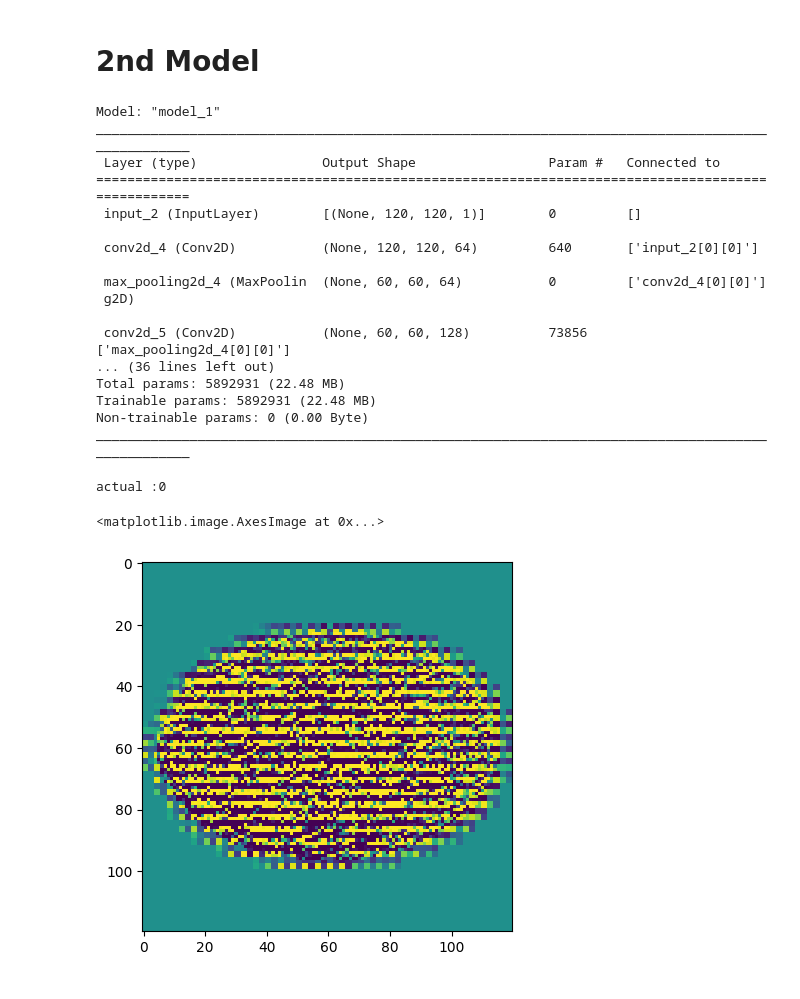
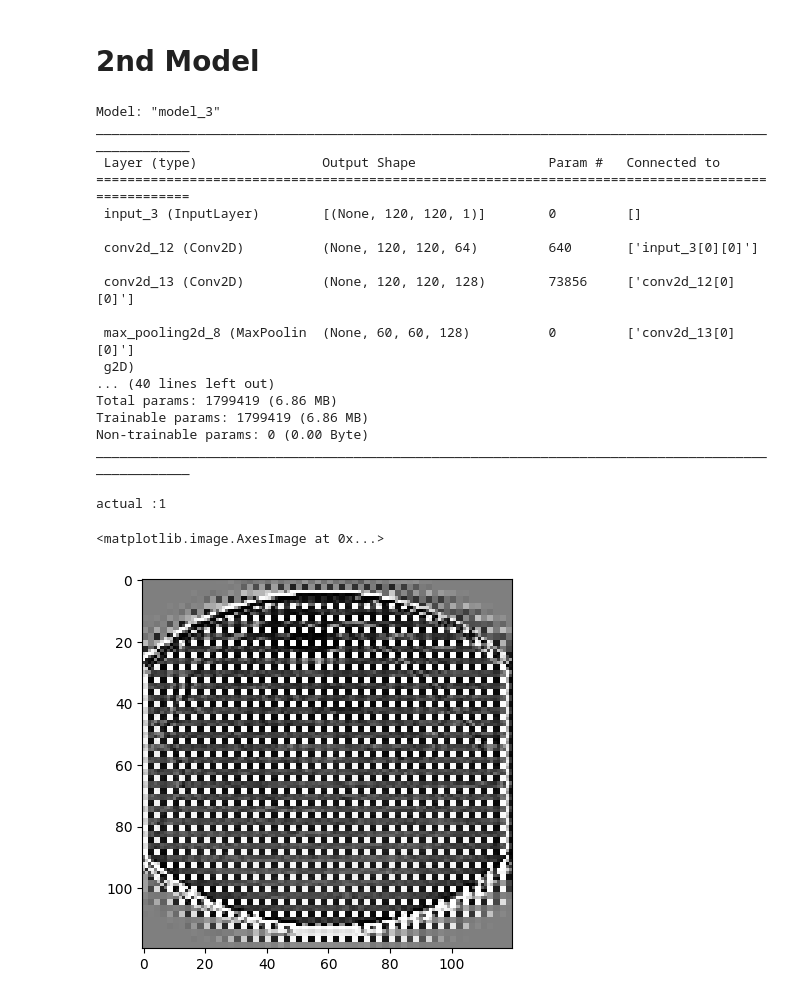
Before and after one commit to ravindra-pandey/Diabetic_Retinopathy, a Jupyter notebook: diabetic_retinopathy.ipynb, the cells around one changed output. Saved outputs shown, nothing was run; the diff lists cells and outputs as text; code cells hidden in the pictures.

Commit message:
2nd model training started

```diff
--- a/diabetic_retinopathy.ipynb
+++ b/diabetic_retinopathy.ipynb
@@ -136,9 +136,11 @@ def build_model(input_shape, num_classes):
     inputs = tf.keras.layers.Input(input_shape)
 
     conv1 = tf.keras.layers.Conv2D(64, (3, 3), activation="relu", padding="same")(inputs)
+    conv1 = tf.keras.layers.Conv2D(64, (3, 3), activation="relu", padding="same")(conv1)
     pool1 = tf.keras.layers.MaxPooling2D((2, 2))(conv1)
 
     conv2 = tf.keras.layers.Conv2D(128, (3, 3), activation="relu", padding="same")(pool1)
+    conv2 = tf.keras.layers.Conv2D(64, (3, 3), activation="relu", padding="same")(conv2)
     pool2 = tf.keras.layers.MaxPooling2D((2, 2))(conv2)
 
     upconv1 = tf.keras.layers.Conv2DTranspose(64, (2, 2), strides=(2, 2), padding="same")(pool2)
@@ -286,19 +288,21 @@ def build_model(input_shape, num_classes):
     inputs = tf.keras.layers.Input(input_shape)
 
     conv1 = tf.keras.layers.Conv2D(64, (3, 3), activation="relu", padding="same")(inputs)
+    conv1 = tf.keras.layers.Conv2D(128, (3, 3), activation="relu", padding="same")(conv1)
     pool1 = tf.keras.layers.MaxPooling2D((2, 2))(conv1)
 
     conv2 = tf.keras.layers.Conv2D(128, (3, 3), activation="relu", padding="same")(pool1)
+    conv2 = tf.keras.layers.Conv2D(64, (3, 3), activation="relu", padding="same")(conv2)
     pool2 = tf.keras.layers.MaxPooling2D((2, 2))(conv2)
 
-    upconv1 = tf.keras.layers.Conv2DTranspose(64, (2, 2), strides=(2, 2), padding="same")(pool2)
+    upconv1 = tf.keras.layers.Conv2DTranspose(64, (3, 3), strides=(2, 2), padding="same")(pool2)
     upconv1_resized = tf.keras.layers.UpSampling2D(size=(2, 2))(upconv1)
-    concat1 = tf.keras.layers.concatenate([conv1, upconv1_resized], axis=-1)
+    concat1 = tf.keras.layers.concatenate([conv1, upconv1_resized], axis=-1,)
 
     output1= tf.keras.layers.Conv2D(2, (1, 1), activation="softmax",name="output_1")(concat1)
-    X = layers.Conv2D(16, (3, 3), activation="relu", padding="same")(output1)
+    X = layers.Conv2D(64, (3, 3), activation="relu", padding="same")(output1)
     X = layers.MaxPooling2D(pool_size=(2, 2))(X)
-    X = layers.Conv2D(32, (3, 3), activation="relu", padding="same")(X)
+    X = layers.Conv2D(8, (3, 3), activation="relu", padding="same")(X)
     X = layers.MaxPooling2D(pool_size=(2, 2))(X)
     X = layers.Flatten()(X)
     X = layers.Dense(200, activation="relu")(X)
@@ -315,21 +319,21 @@ model2.compile(optimizer="adam", loss="binary_crossentropy", metrics=["accuracy"
 
 model2.summary()
 # %% [output]
-Model: "model_1"
+Model: "model_3"
 __________________________________________________________________________________________________
  Layer (type)                Output Shape                 Param #   Connected to
 ==================================================================================================
- input_2 (InputLayer)        [(None, 120, 120, 1)]        0         []
+ input_3 (InputLayer)        [(None, 120, 120, 1)]        0         []
 
- conv2d_4 (Conv2D)           (None, 120, 120, 64)         640       ['input_2[0][0]']
+ conv2d_12 (Conv2D)          (None, 120, 120, 64)         640       ['input_3[0][0]']
 
- max_pooling2d_4 (MaxPoolin  (None, 60, 60, 64)           0         ['conv2d_4[0][0]']
+ conv2d_13 (Conv2D)          (None, 120, 120, 128)        73856     ['conv2d_12[0][0]']
+
+ max_pooling2d_8 (MaxPoolin  (None, 60, 60, 128)          0         ['conv2d_13[0][0]']
  g2D)
-
- conv2d_5 (Conv2D)           (None, 60, 60, 128)          73856     ['max_pooling2d_4[0][0]']
-... (36 lines left out)
-Total params: 5892931 (22.48 MB)
-Trainable params: 5892931 (22.48 MB)
+... (40 lines left out)
+Total params: 1799419 (6.86 MB)
+Trainable params: 1799419 (6.86 MB)
 Non-trainable params: 0 (0.00 Byte)
 __________________________________________________________________________________________________
 # %%
@@ -337,15 +341,14 @@ test_model=tf.keras.models.Model(model2.input,model2.get_layer("output_1").outpu
 # %%
 labels=pd.read_csv("trainLabels.csv")
 image_path,level=labels.sample(1).values[0]
-image=cv2.resize(preprocess_image(cv2.imread(f"train/{image_path}.jpeg")),(120,120))
+image=cv2.resize(cv2.imread(f"train/{image_path}.jpeg",0),(120,120))
 print("actual :",end='')
 print(0) if level==0 else print(1)
-# print("predicted :",end='')
-# print(1) if model.predict(np.array([image]),verbose=0)[0][0]>0.52 else print(0)
-plt.imshow(test_model.predict(np.array([image]),verbose=0)[0].T[1])
+output=test_model.predict(np.array([image]),verbose=0)[0].T[1]
+plt.imshow(output,"gray")
 # %% [output]
-actual :0
+actual :1
 <matplotlib.image.AxesImage at 0x...>
-[figure, old version]
+[figure, new version]
 # %%
 checkpoint_callback = tf.keras.callbacks.ModelCheckpoint(
```
Also changed, not shown: parts of 2 cells of this notebook, 1 other file.
